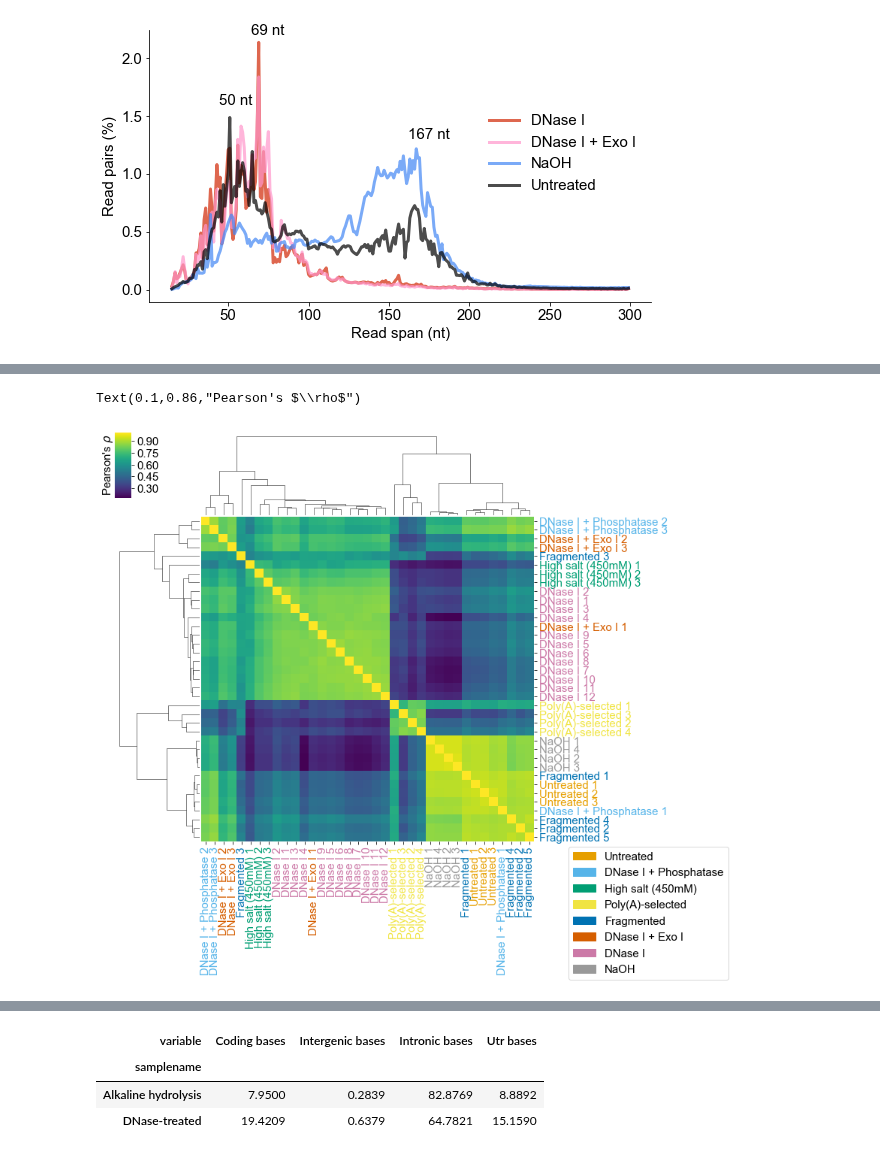
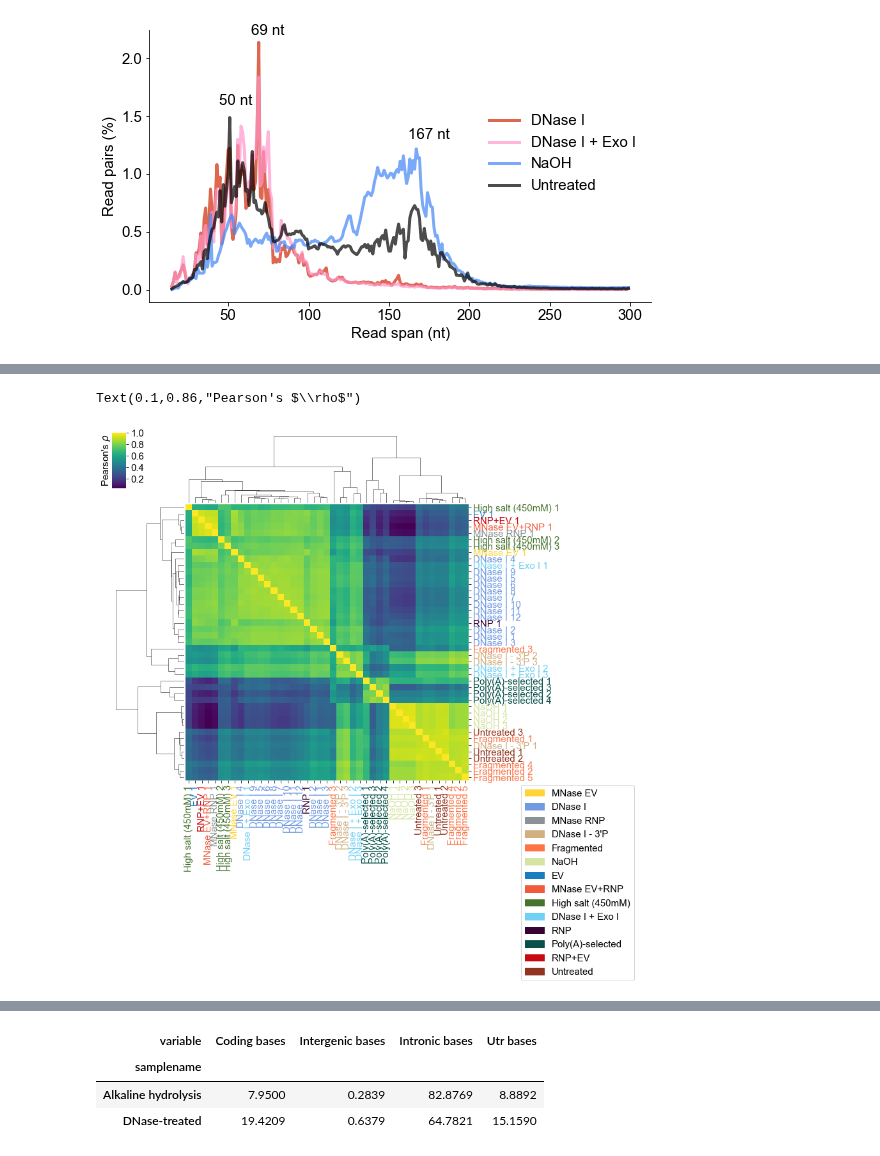
Before and after one commit to wckdouglas/cfNA, a Jupyter notebook: plots/plot_count.ipynb, the cells around one changed output, grey strips where cells are left out. Drawn from its saved outputs; the diff is of its cells as text; code cells hidden in the pictures.

```diff
--- a/plots/plot_count.ipynb
+++ b/plots/plot_count.ipynb
@@ -108,39 +113,39 @@ Index(['QCF1_R1_001:dedup:sense', 'QCF2_R1_001:dedup:sense',
 from collections import defaultdict
 dedup_df = pd.read_feather('/stor/work/Lambowitz/cdw2854/cfNA/tgirt_map/Counts/all_counts/spreaded_all_counts.feather')
 cor_df = np.log(dedup_df\
-                .filter(regex = 'Qcf|QCF')\
+                .filter(regex = 'Qcf|QCF|PP|MP')\
                 .filter(regex="dedup:sense") \
                 .pipe(lambda d: d[d.columns[~d.columns.str.contains('LE[0-9]+')]])\
                 .pipe(lambda d: d+1))
 cor_df.columns = rename_sample(cor_df.columns)
 cor_df = cor_df.corr(method='pearson')
 p = sns.clustermap(cor_df, cmap = 'viridis')
 ax = p.ax_heatmap
 xt = ax.set_xticks(range(cor_df.shape[0]))
 yt = ax.set_yticks(range(cor_df.shape[1]))
 xt = ax.set_xticklabels(cor_df.columns[p.dendrogram_col.reordered_ind])
 yt = ax.set_yticklabels(cor_df.index[p.dendrogram_row.reordered_ind])
 
 yt = ax.set_yticks(np.arange(cor_df.shape[1])+0.5)
 xt = ax.set_xticks(np.arange(cor_df.shape[0])+0.5)
 
 ce = color_encoder()
 ce.fit(cor_df.columns.str.replace(' [0-9]+$',''),
-                 okabeito_palette())
+                 simpsons_palette())
 for xt in ax.get_xmajorticklabels():
     color = ce.encoder[re.sub(' [0-9]+$','', xt.get_text())]
     xt.set_color(color)
 
 for yt in ax.get_ymajorticklabels():
     color = ce.encoder[re.sub(' [0-9]+$','', yt.get_text())]
     yt.set_color(color)
 
 pat = [mpatches.Patch(color=col, label=lab) for lab, col in ce.encoder.items()]
 ax.legend(handles=pat, bbox_to_anchor = (1.6,0.), fontsize=15)
 p.fig.text(0.1, 0.86, r"Pearson's $\rho$", rotation = 90, fontsize=15)
 # %% [output]
 Text(0.1,0.86,"Pearson's $\\rho$")
-[figure, old version]
+[figure, new version]
 # %%
 strand_df = {os.path.basename(metric).split('.')[0]: read_metric(metric) for metric in metrics}
 pd.concat([d.assign(samplename = k) for k, d in strand_df.items()])\
```
Also changed, not shown: parts of 7 cells of this notebook, 5 other files.
